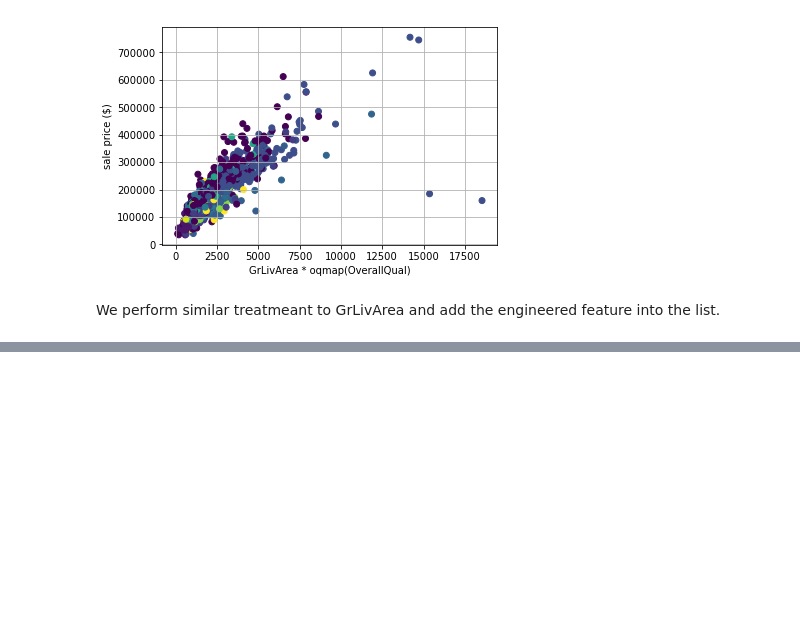
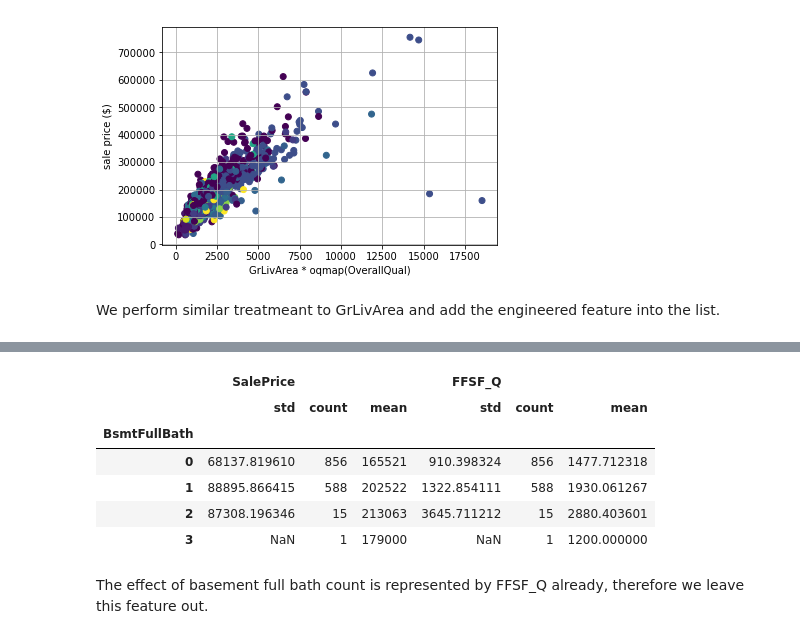
Before and after one commit to badGarnet/house_price, a Jupyter notebook: drawing board.ipynb, the cells around one changed output, grey strips where cells are left out. Cells and saved outputs as stored; diff of their text form; code cells hidden in the pictures; blank space fills up the shorter version.

```diff
--- a/drawing board.ipynb
+++ b/drawing board.ipynb
@@ -1287,0 +1348,12 @@ feats_cont.append('GLA_Q')
+# %%
+trainset.groupby('BsmtFullBath')[['SalePrice', 'FFSF_Q']].agg(aggvals)
+# %% [output]
+|  | SalePrice |  |  | FFSF_Q |  |  |
+|  | std | count | mean | std | count | mean |
+| BsmtFullBath |  |  |  |  |  |  |
+| 0 | 68137.819610 | 856 | 165521 | 910.398324 | 856 | 1477.712318 |
+| 1 | 88895.866415 | 588 | 202522 | 1322.854111 | 588 | 1930.061267 |
+| 2 | 87308.196346 | 15 | 213063 | 3645.711212 | 15 | 2880.403601 |
+| 3 | NaN | 1 | 179000 | NaN | 1 | 1200.000000 |
+# %% [markdown]
+The effect of basement full bath count is represented by FFSF_Q already, therefore we leave this feature out.
```
Also changed, not shown: parts of 7 cells of this notebook.
